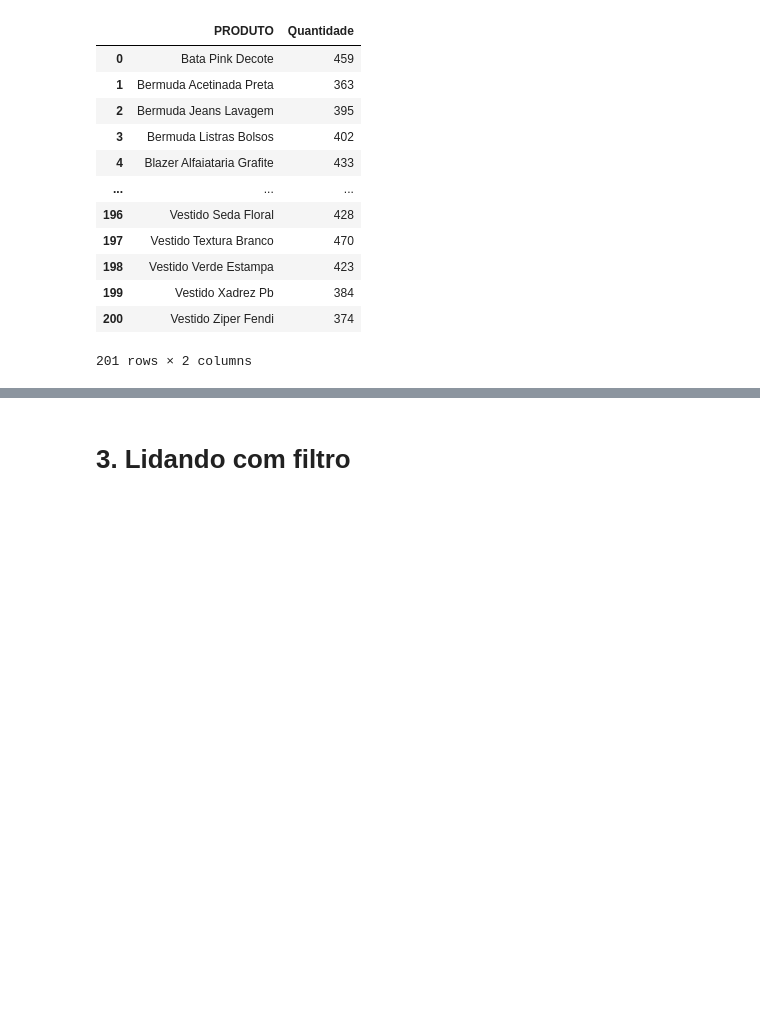
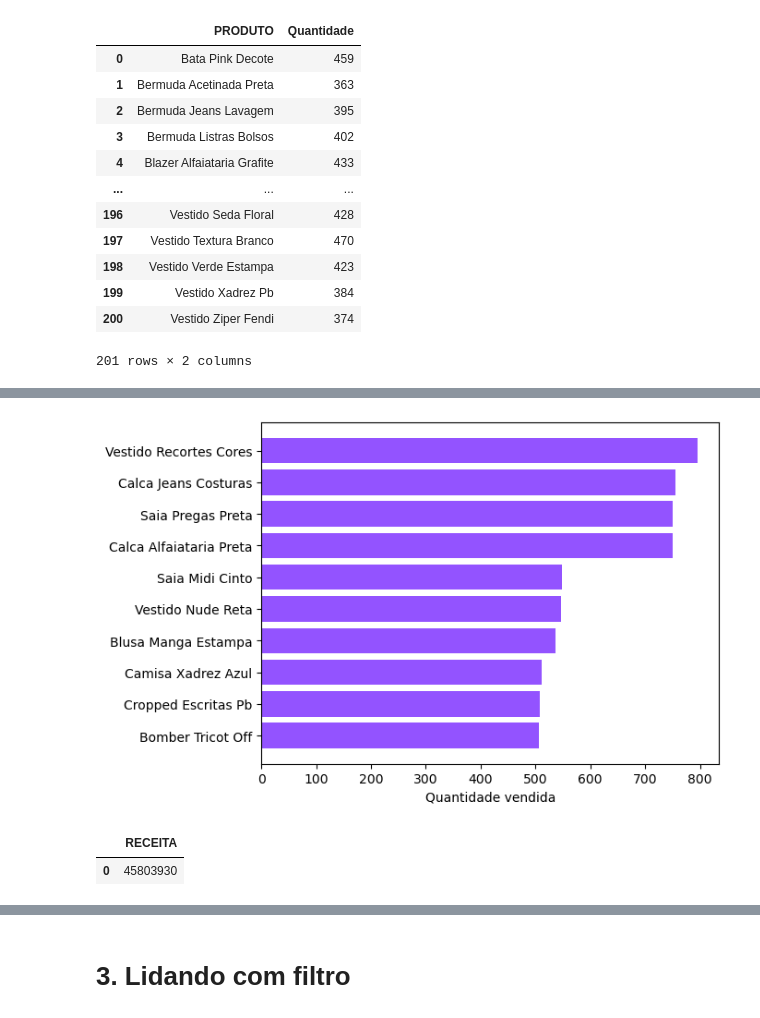
Before and after one commit to Benefrancis/sql-python, a Jupyter notebook: sql_mariadb_meteora.ipynb, the cells around one changed output, grey strips where cells are left out. Cells and saved outputs as stored; diff of their text form; code cells hidden in the pictures; blank space fills up the shorter version.

```diff
--- a/sql_mariadb_meteora.ipynb
+++ b/sql_mariadb_meteora.ipynb
@@ -151,0 +160,20 @@ sql_df(query)
+# %%
+plt.barh(df_prod_quant['PRODUTO'][-10:], df_prod_quant['Quantidade'][-10:], color='#9353FF')
+plt.xlabel('Quantidade vendida')
+plt.show()
+# %% [output]
+[figure, added]
+# %%
+df_itens_pedidos = sql_df('SELECT valor_total FROM ITENS_PEDIDOS')
+receita = df_itens_pedidos['valor_total'].sum()
+
+
+
+query = '''SELECT SUM(valor_total) AS RECEITA
+FROM ITENS_PEDIDOS;
+'''
+df_itens_pedidos = sql_df(query)
+df_itens_pedidos
+# %% [output]
+|  | RECEITA |
+| 0 | 45803930 |
```
Also changed, not shown: parts of 2 cells of this notebook.
